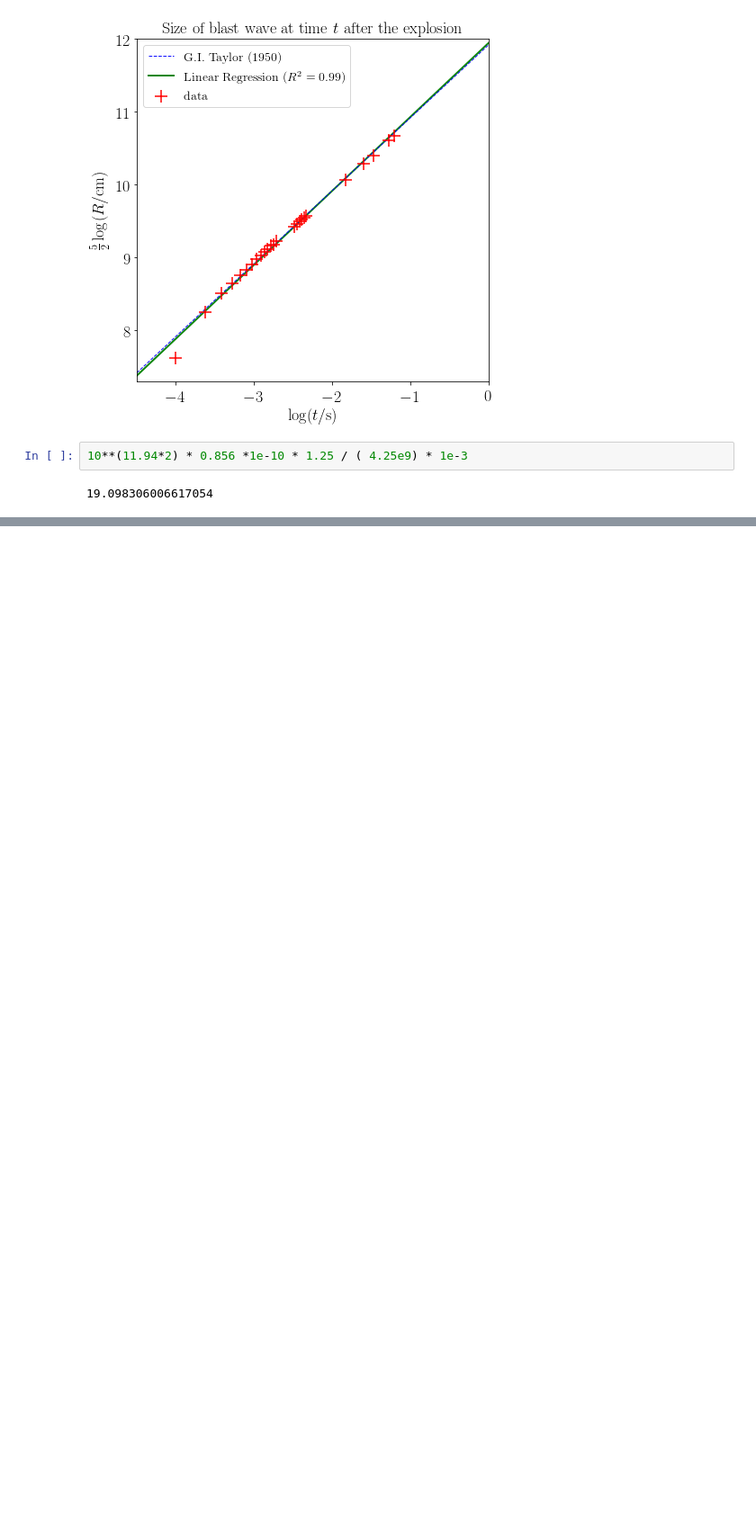
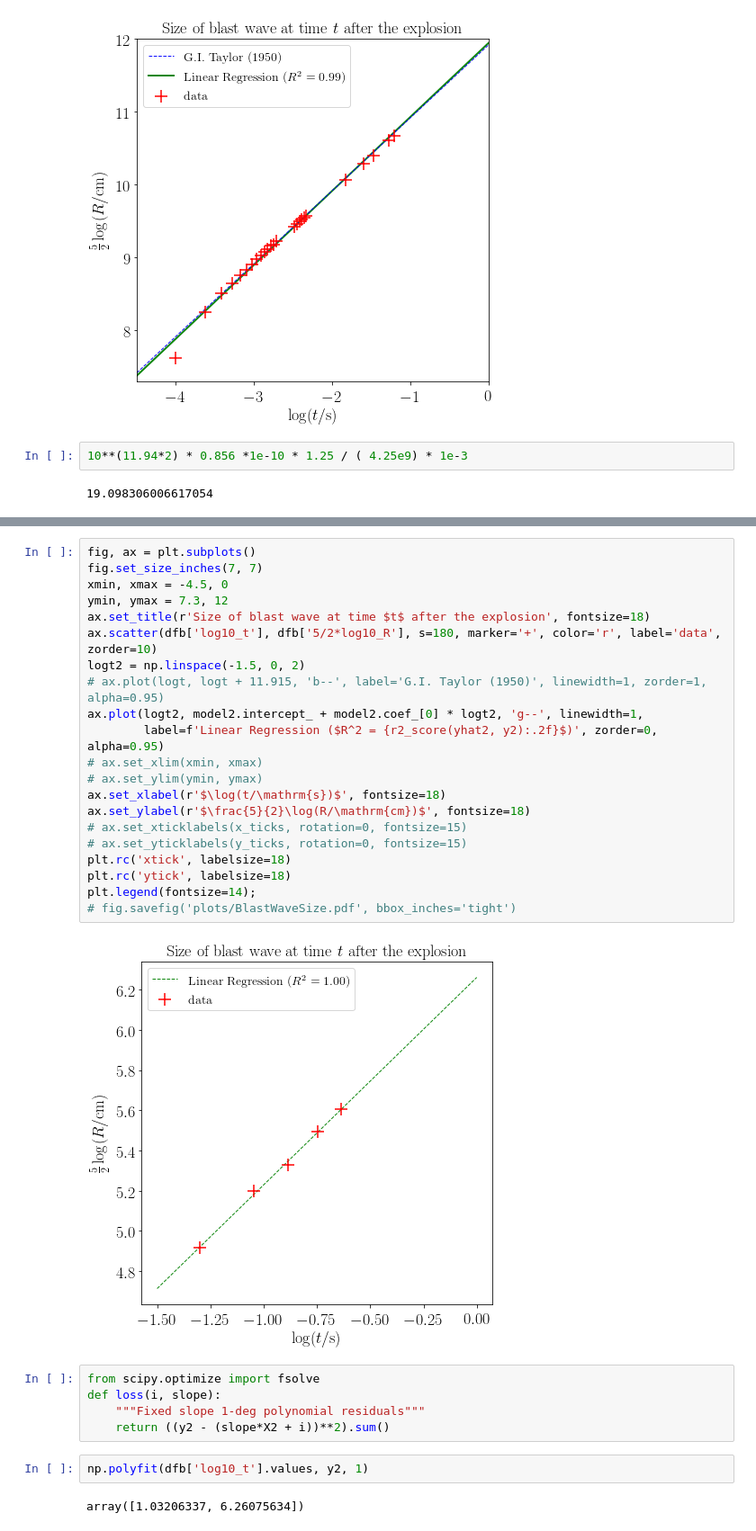
Before and after one commit to jsdiazpo/Physics-Digressions, a Jupyter notebook: Trinity-Test.ipynb, the cells around one changed output, grey strips where cells are left out. Shown: that part at 90% size. Saved outputs shown, nothing was run; the diff lists cells and outputs as text; blank space fills up the shorter version.

```diff
--- a/Trinity-Test.ipynb
+++ b/Trinity-Test.ipynb
@@ -111,0 +179,32 @@ fig.savefig('plots/BlastWaveSize.pdf', bbox_inches='tight')
+# %%
+fig, ax = plt.subplots()
+fig.set_size_inches(7, 7)
+xmin, xmax = -4.5, 0
+ymin, ymax = 7.3, 12
+ax.set_title(r'Size of blast wave at time $t$ after the explosion', fontsize=18)
+ax.scatter(dfb['log10_t'], dfb['5/2*log10_R'], s=180, marker='+', color='r', label='data', zorder=10)
+logt2 = np.linspace(-1.5, 0, 2)
+# ax.plot(logt, logt + 11.915, 'b--', label='G.I. Taylor (1950)', linewidth=1, zorder=1, alpha=0.95)
+ax.plot(logt2, model2.intercept_ + model2.coef_[0] * logt2, 'g--', linewidth=1,
+        label=f'Linear Regression ($R^2 = {r2_score(yhat2, y2):.2f}$)', zorder=0, alpha=0.95)
+# ax.set_xlim(xmin, xmax)
+# ax.set_ylim(ymin, ymax)
+ax.set_xlabel(r'$\log(t/\mathrm{s})$', fontsize=18)
+ax.set_ylabel(r'$\frac{5}{2}\log(R/\mathrm{cm})$', fontsize=18)
+# ax.set_xticklabels(x_ticks, rotation=0, fontsize=15)
+# ax.set_yticklabels(y_ticks, rotation=0, fontsize=15)
+plt.rc('xtick', labelsize=18)
+plt.rc('ytick', labelsize=18)
+plt.legend(fontsize=14);
+# fig.savefig('plots/BlastWaveSize.pdf', bbox_inches='tight')
+# %% [output]
+[figure, added]
+# %%
+from scipy.optimize import fsolve
+def loss(i, slope):
+    """Fixed slope 1-deg polynomial residuals"""
+    return ((y2 - (slope*X2 + i))**2).sum()
+# %%
+np.polyfit(dfb['log10_t'].values, y2, 1)
+# %% [output]
+array([1.03206337, 6.26075634])
```
Also changed, not shown: parts of 14 cells of this notebook.
